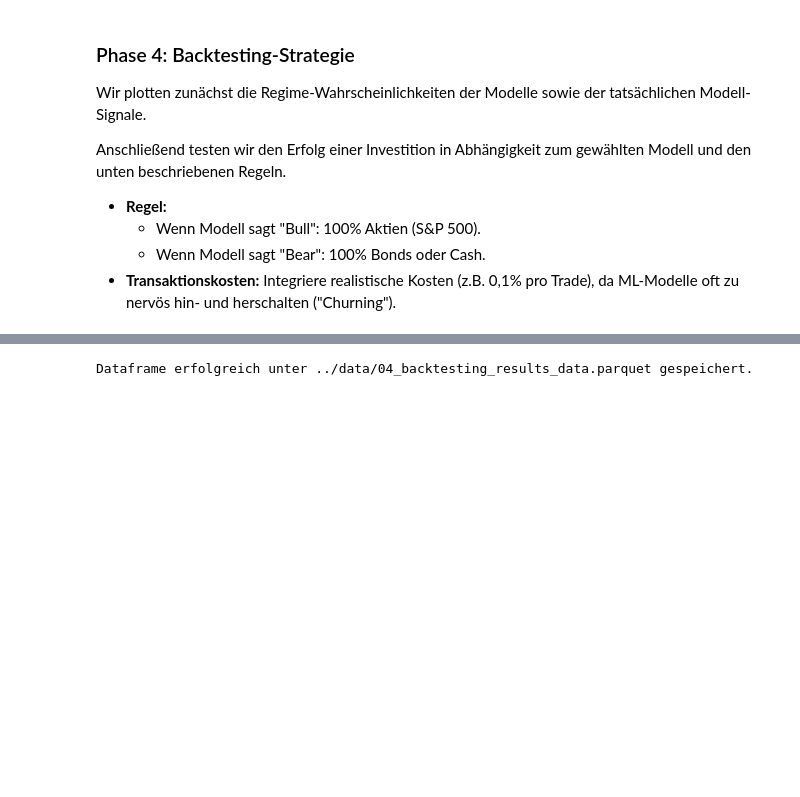
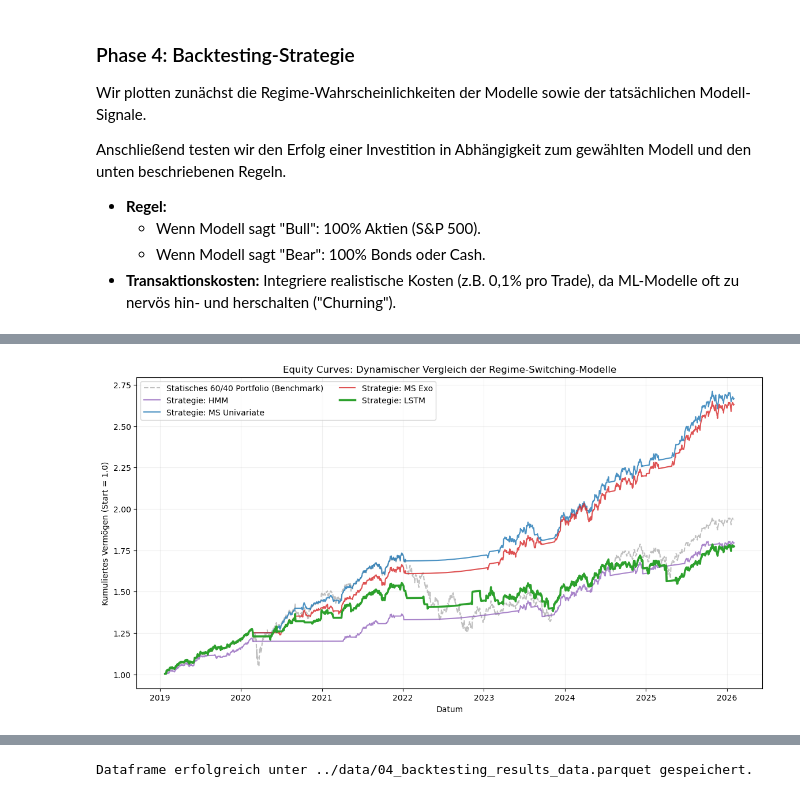
Before and after one commit to Torim98/regime-switching-daa-paper, a Jupyter notebook: jupyter/04_backtesting.ipynb, the cells around one changed output, grey strips where cells are left out. Drawn from its saved outputs; the diff is of its cells as text; code cells hidden in the pictures; blank space fills up the shorter version.

```diff
--- a/jupyter/04_backtesting.ipynb
+++ b/jupyter/04_backtesting.ipynb
@@ -81,0 +16,90 @@ plt.show()
+# %%
+# --- 5. Dynamisches Backtesting (Automatisierter Vergleich aller Modelle) ---
+
+import matplotlib.pyplot as plt
+import numpy as np
+
+def backtest(df, signal_col):
+    """
+    Berechnet die kumulierte Rendite einer Strategie.
+    Bull (0): Investiert im 60/40 Portfolio
+    Bear (1): Investiert im Geldmarkt (Cash_Returns)
+    """
+    # Signal um 1 Tag verschieben zur Vermeidung von Look-ahead Bias
+    # Wir handeln heute basierend auf dem Signal, das gestern vorlag.
+    trading_signal = df[signal_col].shift(1).fillna(0)
+
+    # Logik: Wenn Signal 0 -> Portfolio-Return, sonst Cash-Return
+    strategy_returns = np.where(trading_signal == 0,
+                                df['Returns'],
+                                df['Cash_Returns'])
+
+    # Kumulierte Rendite berechnen (Startwert 1.0)
+    return (1 + strategy_returns).cumprod()
+
+# 1. Alle verfügbaren Modelle dynamisch identifizieren (anhand der _Signal Endung)
+signal_cols = [col for col in test_df.columns if col.endswith('_Signal')]
+
+# 2. Ergebnisse-DataFrame initialisieren
+backtesting_results = pd.DataFrame(index=test_df.index)
+
+# Benchmark berechnen (Buy & Hold des 60/40 Portfolios)
+backtesting_results['Buy_Hold'] = (1 + test_df['Returns']).cumprod()
+
+# Alle erkannten Modelle dynamisch backtesten
+for sig_col in signal_cols:
+    # Modellnamen extrahieren (alles vor dem letzten '_Signal')
+    model_name = sig_col.rsplit('_', 1)[0]
+
+    print(f"Berechne Backtest für: {model_name}")
+    backtesting_results[model_name] = backtest(test_df, sig_col)
+
+# 3. Dynamische Visualisierung
+plt.figure(figsize=(14, 7))
+
+# Vordefinierte Farben für Konsistenz (optional)
+color_map = {
+    'Buy_Hold': 'gray',
+    'MS_Univariate': 'tab:blue',
+    'MS_Exo': 'tab:red',
+    'HMM': 'tab:purple',
+    'LSTM': 'tab:green'
+}
+
+# Plotte erst die Benchmark (Buy & Hold)
+plt.plot(backtesting_results['Buy_Hold'],
+         label='Statisches 60/40 Portfolio (Benchmark)',
+         color=color_map.get('Buy_Hold', 'gray'),
+         alpha=0.5, linestyle='--')
+
+# Plotte alle berechneten Strategien
+for col in backtesting_results.columns:
+    if col == 'Buy_Hold':
+        continue
+
+    # Stil-Anpassungen
+    color = color_map.get(col, None) # Nimmt Standardfarbe falls Modell unbekannt
+    linewidth = 2.5 if col == 'LSTM' else 1.5
+    alpha = 1.0 if col == 'LSTM' else 0.8
+
+    plt.plot(backtesting_results[col],
+             label=f'Strategie: {col.replace("_", " ")}',
+             color=color, linewidth=linewidth, alpha=alpha)
+
+plt.title("Equity Curves: Dynamischer Vergleich der Regime-Switching-Modelle")
+plt.xlabel("Datum")
+plt.ylabel("Kumuliertes Vermögen (Start = 1.0)")
+plt.legend(loc='upper left', ncol=2)
+plt.grid(True, alpha=0.2)
+
+# Equity Curve persistieren
+plt.savefig('../assets/equity_curves.png', dpi=300, bbox_inches='tight')
+plt.show()
+
+# 4. Daten für das nächste Notebook (Evaluation) speichern
+backtesting_results.to_parquet("../data/04_backtesting_results_data.parquet")
+
+print(f"Backtesting abgeschlossen. {len(signal_cols)} Strategien wurden berechnet.")
+
+#--- Wir erhalten in diesem Schritt neben df und test_df backtesting_results mit kumulierten Werten ----
+# %% [output]
@@ -81,0 +110 @@ plt.show()
+[figure, added]
```
Also changed, not shown: parts of 3 cells of this notebook, 16 other files.
